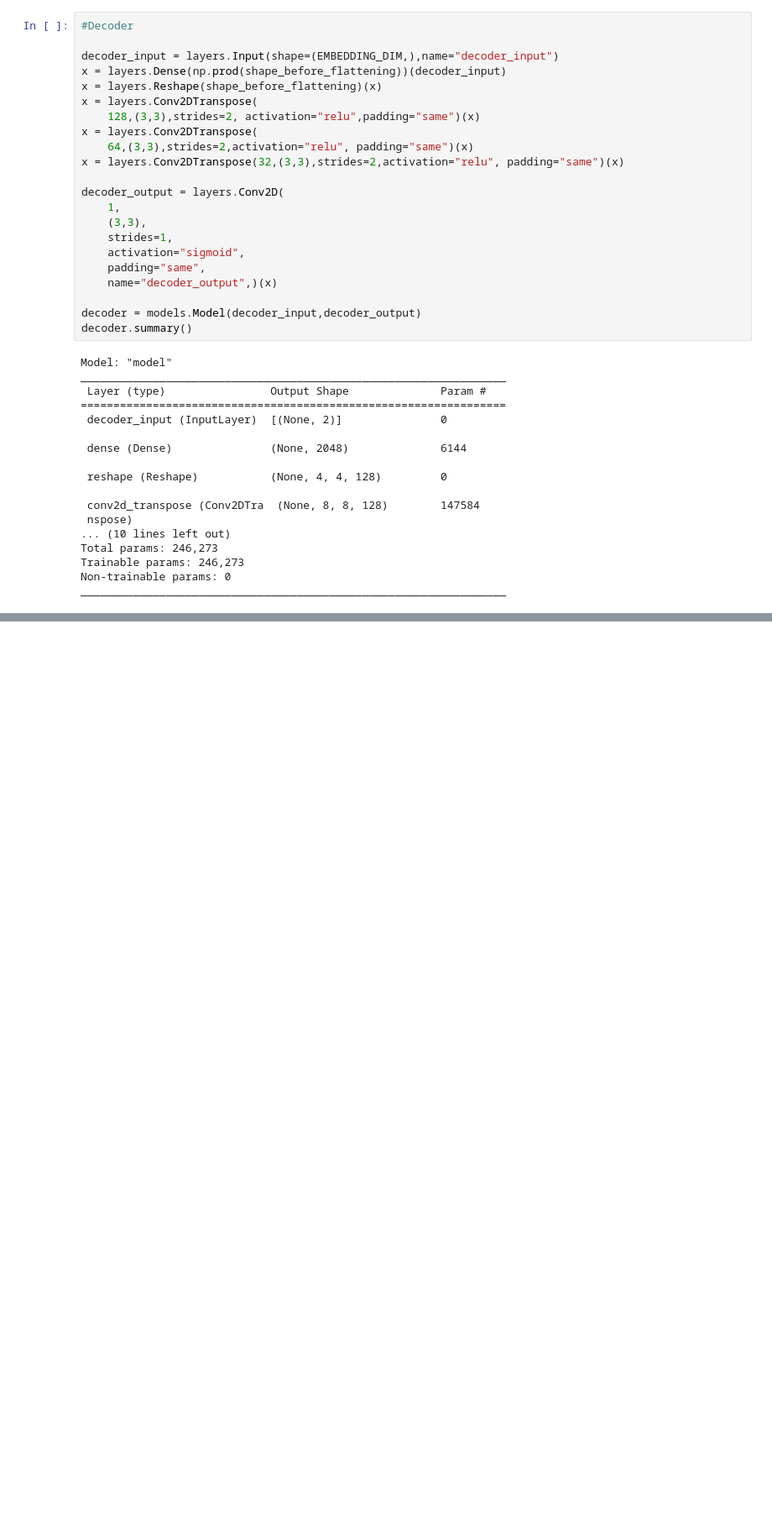
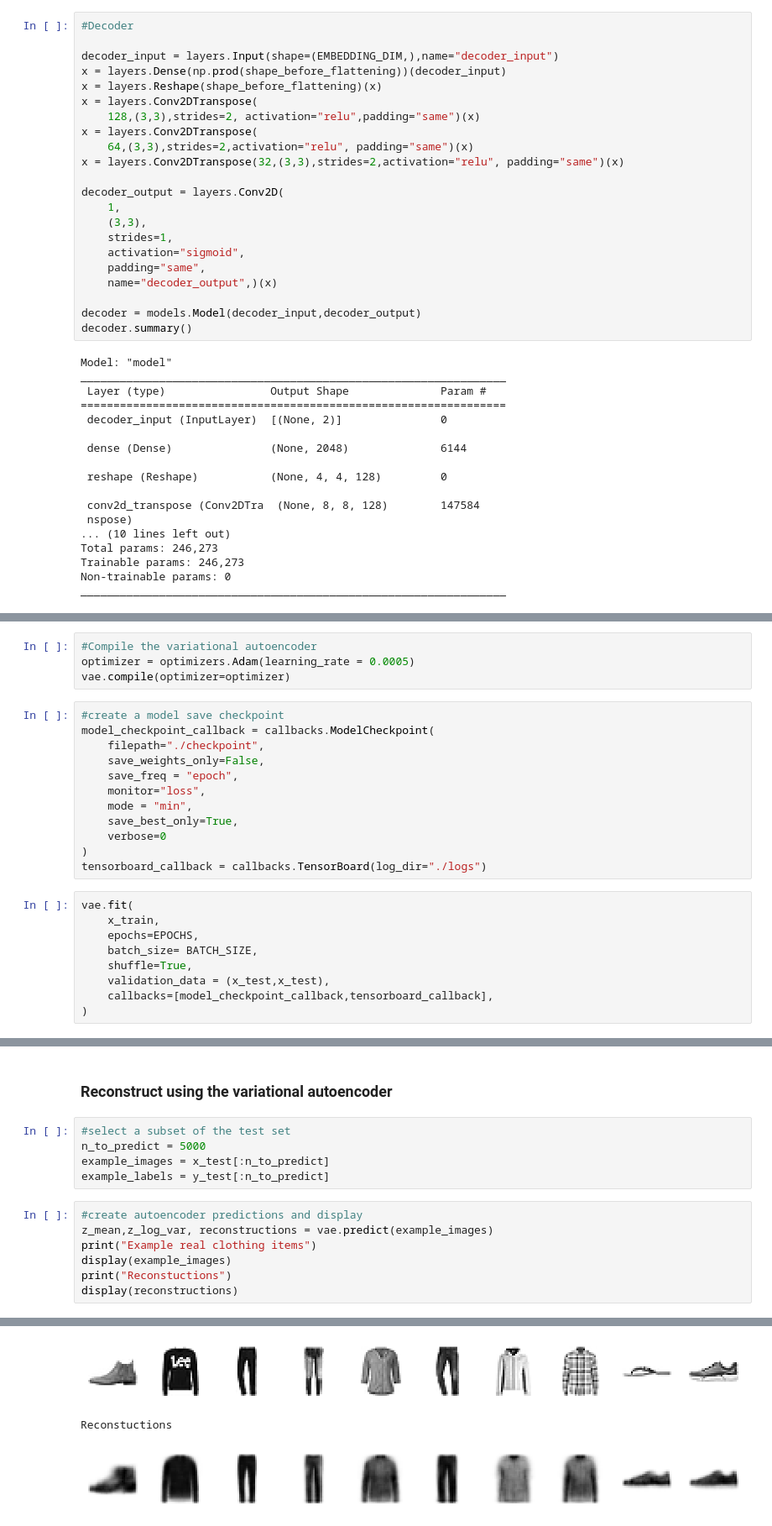
Before and after one commit to bichar4/Generative-Deep-Learning-Notes, a Jupyter notebook: Generative_Modeling/notebooks/02_02_variational_autoencoder.ipynb, the cells around one changed output, grey strips where cells are left out. Shown at 84% size. Cells and saved outputs as stored; diff of their text form; blank space fills up the shorter version.

Commit message:
code for variational autoencoder complete

```diff
--- a/Generative_Modeling/notebooks/02_02_variational_autoencoder.ipynb
+++ b/Generative_Modeling/notebooks/02_02_variational_autoencoder.ipynb
@@ -184,0 +244,25 @@ class VAE(models.Model):
+# %%
+#Compile the variational autoencoder
+optimizer = optimizers.Adam(learning_rate = 0.0005)
+vae.compile(optimizer=optimizer)
+# %%
+#create a model save checkpoint
+model_checkpoint_callback = callbacks.ModelCheckpoint(
+    filepath="./checkpoint",
+    save_weights_only=False,
+    save_freq = "epoch",
+    monitor="loss",
+    mode = "min",
+    save_best_only=True,
+    verbose=0
+)
+tensorboard_callback = callbacks.TensorBoard(log_dir="./logs")
+# %%
+vae.fit(
+    x_train,
+    epochs=EPOCHS,
+    batch_size= BATCH_SIZE,
+    shuffle=True,
+    validation_data = (x_test,x_test),
+    callbacks=[model_checkpoint_callback,tensorboard_callback],
+)
@@ -184,0 +302,15 @@ class VAE(models.Model):
+# %% [markdown]
+### Reconstruct using the variational autoencoder
+# %%
+#select a subset of the test set
+n_to_predict = 5000
+example_images = x_test[:n_to_predict]
+example_labels = y_test[:n_to_predict]
+# %%
+#create autoencoder predictions and display
+z_mean,z_log_var, reconstructions = vae.predict(example_images)
+print("Example real clothing items")
+display(example_images)
+print("Reconstuctions")
+display(reconstructions)
+# %% [output]
@@ -184,0 +319,3 @@ class VAE(models.Model):
+[figure, added]
+Reconstuctions
+[figure, added]
```
Also changed, not shown: parts of 20 cells of this notebook, 1 other file.
